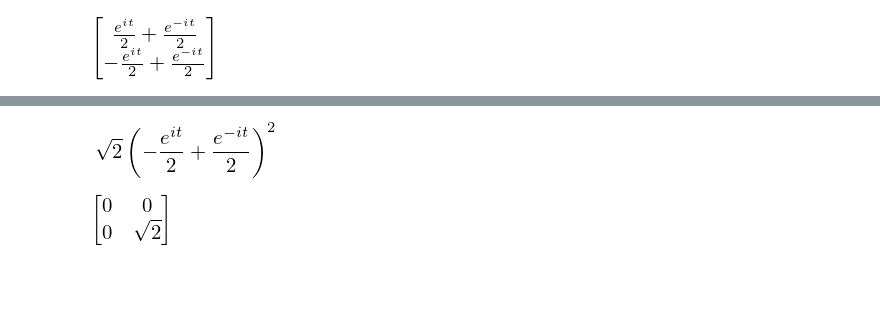
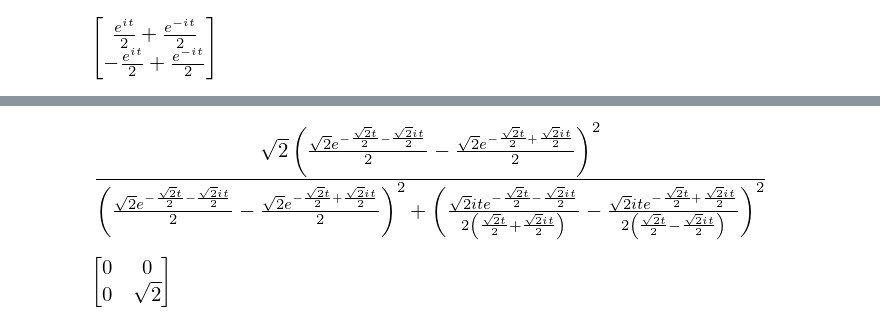
Before and after one commit to gderosa/timeq, a Jupyter notebook: comp/jupyter/detect.ipynb, the cells around one changed output, grey strips where cells are left out. Cells and saved outputs as stored; diff of their text form; code cells hidden in the pictures; blank space fills up the shorter version.

Commit message:
non-unitary not proportional to unitaryy! :(

```diff
--- a/comp/jupyter/detect.ipynb
+++ b/comp/jupyter/detect.ipynb
@@ -9,9 +9,9 @@ from sympy.plotting import plot
 import numpy as np
 import matplotlib.pyplot as plt
 # %%
-gamma = Symbol('gamma')
-t = Symbol('t')
-tprime = Symbol('t\'')
+gamma = Symbol('gamma', real=True)
+t = Symbol('t', real=True)
+tprime = Symbol('t\'', real=True)
 # %%
 def D(_gamma):
     return Rational(1, 2) * Matrix([
@@ -45,3 +45,6 @@ K(gamma)
 # %%
 def B(_gamma):
     return lambda t: exp(-I*K(_gamma)*t)
+# %%
+def non_unitary_psi(_t):
+    return B(2*sqrt(2))(_t) * Matrix([1,0])
@@ -85,7 +102,7 @@ psi_unitary(t)
 # %%
-psi_unitary(t).dot( D(2*sqrt(2)) * psi_unitary(t) )
+( non_unitary_psi(t).dot( D(2*sqrt(2)) * non_unitary_psi(t) ) ) / (non_unitary_psi(t).dot(non_unitary_psi(t)))
 # %% [output]
-[figure, old version]
+[figure, new version]
 # %%
 D(2*sqrt(2))
 # %% [output]
```
Also changed, not shown: parts of 3 cells of this notebook.
